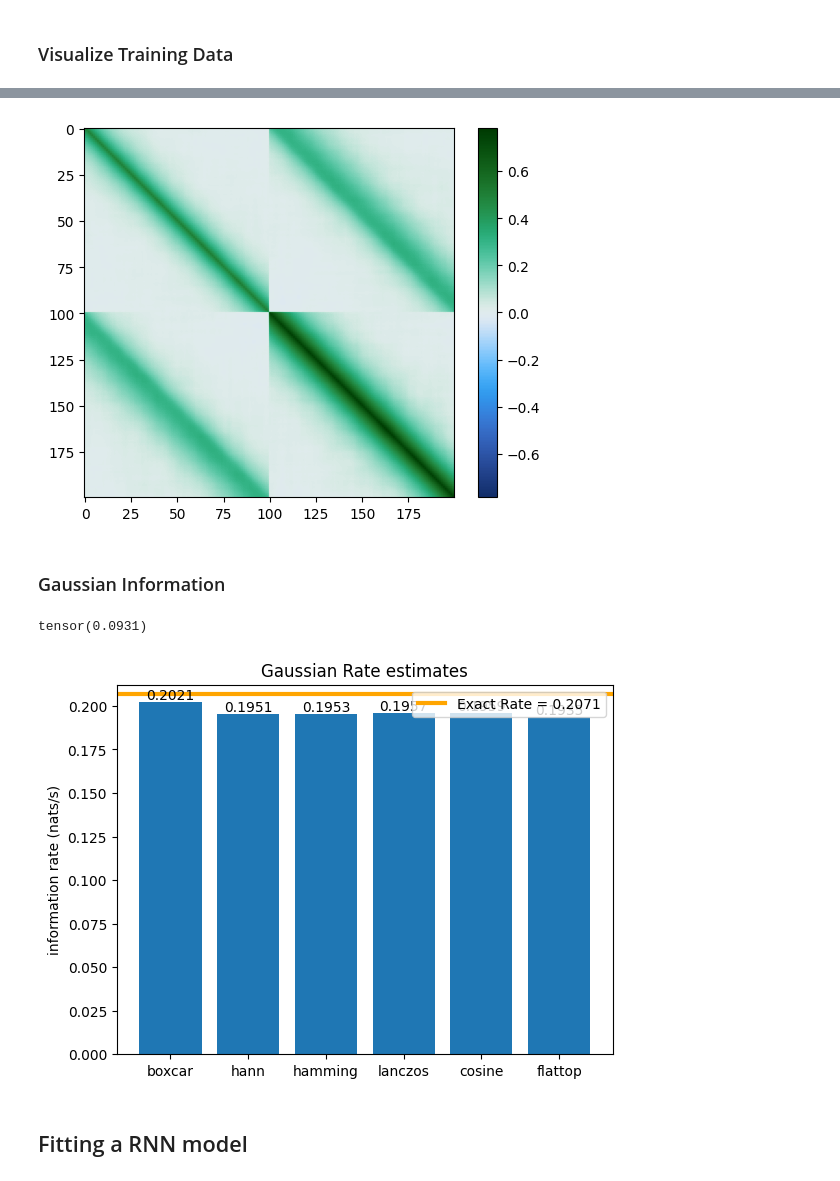
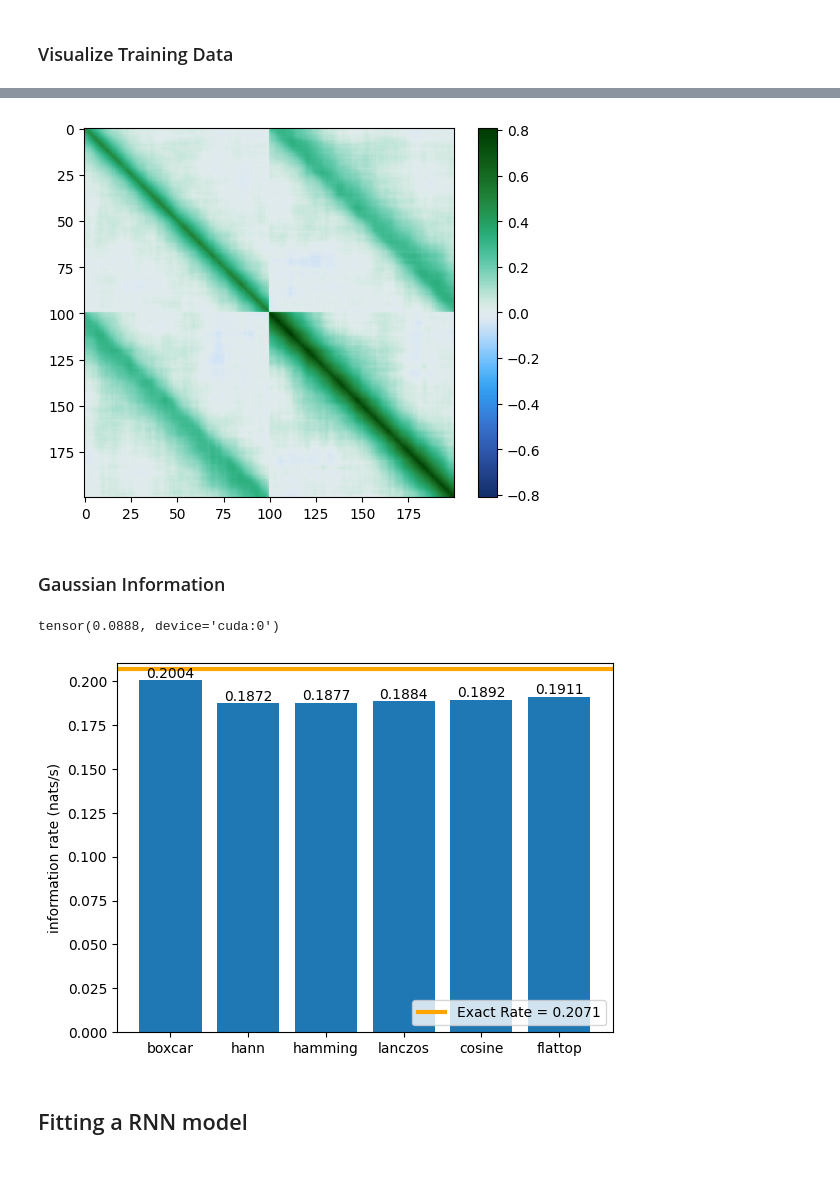
Before and after one commit to manuel-rhdt/ml-pws, a Jupyter notebook: notebooks/01_condtional-lstm.ipynb, the cells around one changed output, grey strips where cells are left out. Cells and saved outputs as stored; diff of their text form; code cells hidden in the pictures.

```diff
--- a/notebooks/01_condtional-lstm.ipynb
+++ b/notebooks/01_condtional-lstm.ipynb
@@ -96,7 +96,7 @@ plt.colorbar()
 # %% [markdown]
 ### Prepare training data
 # %%
-cov_mat = torch.tensor(cov_mat_z)
-dist = MultivariateNormal(torch.zeros(cov_mat.size(0)), cov_mat)
-data = dist.sample((10_000,)).reshape((-1, 2, t.size(0)))
+cov_mat = torch.tensor(cov_mat_z, device=device)
+dist = MultivariateNormal(torch.zeros(cov_mat.size(0), device=device), cov_mat)
+data = dist.sample((1_000,)).reshape((-1, 2, cov_mat.size(0) // 2))
 # %%
@@ -154,12 +171,12 @@ plt.legend();
 # %%
 def plot_correlations(input, output):
     data = torch.cat((input.T, output.T), dim=0)
-    plt.imshow(torch.cov(data), norm=colors.CenteredNorm(), cmap=cc.m_CET_D13)
+    plt.imshow(torch.cov(data).cpu(), norm=colors.CenteredNorm(), cmap=cc.m_CET_D13)
     plt.colorbar()
 
 plot_correlations(data[:,0,:], data[:,1,:])
 # %% [output]
-[figure, old version]
+[figure, new version]
 # %% [markdown]
 ### Gaussian Information
 # %%
@@ -169,7 +186,7 @@ inst_cov = torch.cov(torch.stack((s_vec, x_vec)))
 instantaneous_mi = 0.5 * (inst_cov.diag().log().sum() - inst_cov.logdet())
 instantaneous_mi
 # %% [output]
-tensor(0.0931)
+tensor(0.0888, device='cuda:0')
 # %%
 def tostevin_information_rate(s_data, x_data, window='hann', nfft=None):
     freq, spectrum_ss = scipy.signal.welch(
@@ -199,37 +216,37 @@ def tostevin_information_rate(s_data, x_data, window='hann', nfft=None):
         fs = 1/delta_t,
         nperseg=s_data.shape[-1],
         detrend=False,
         return_onesided=False,
         window=window,
         nfft=nfft
     )
     spectrum_sx = np.mean(spectrum_sx, axis=0)
 
     omega = 2*np.pi*freq
 
     integrand = - 1/(4*np.pi) * np.log(1 - (np.abs(spectrum_sx)**2)/(spectrum_ss * spectrum_xx))
     # plt.plot(scipy.fft.fftshift(omega), scipy.fft.fftshift(integrand))
     # plt.grid()
     val = scipy.integrate.trapezoid(scipy.fft.fftshift(integrand), x=scipy.fft.fftshift(omega))
     return float(val)
 
 windows = ['boxcar', 'hann', 'hamming', 'lanczos', 'cosine', 'flattop']
 values = []
 for window in windows:
-    tost = tostevin_information_rate(data[:,0,:], data[:,1,:], window=window)
+    tost = tostevin_information_rate(data[:,0,:].cpu(), data[:,1,:].cpu(), window=window)
     values.append(tost)
 
 exact_rate = lamda/2 * (np.sqrt(1 + rho/lamda) - 1)
 
 b = plt.bar(windows, values)
 b2 = plt.axhline(exact_rate, linewidth=3, color='orange', label=f"Exact Rate = {exact_rate:.4}")
 
-plt.title("Gaussian Rate estimates")
+# plt.title("Gaussian Rate estimates")
 plt.ylabel("information rate (nats/s)")
-plt.legend()
+plt.legend(loc="lower right")
 plt.bar_label(b, fmt='%.4f');
 # %% [output]
-[figure, old version]
+[figure, new version]
 # %% [markdown]
 ## Fitting a RNN model
 # %% [markdown]
```
Also changed, not shown: parts of 40 cells of this notebook, 9 other files.
